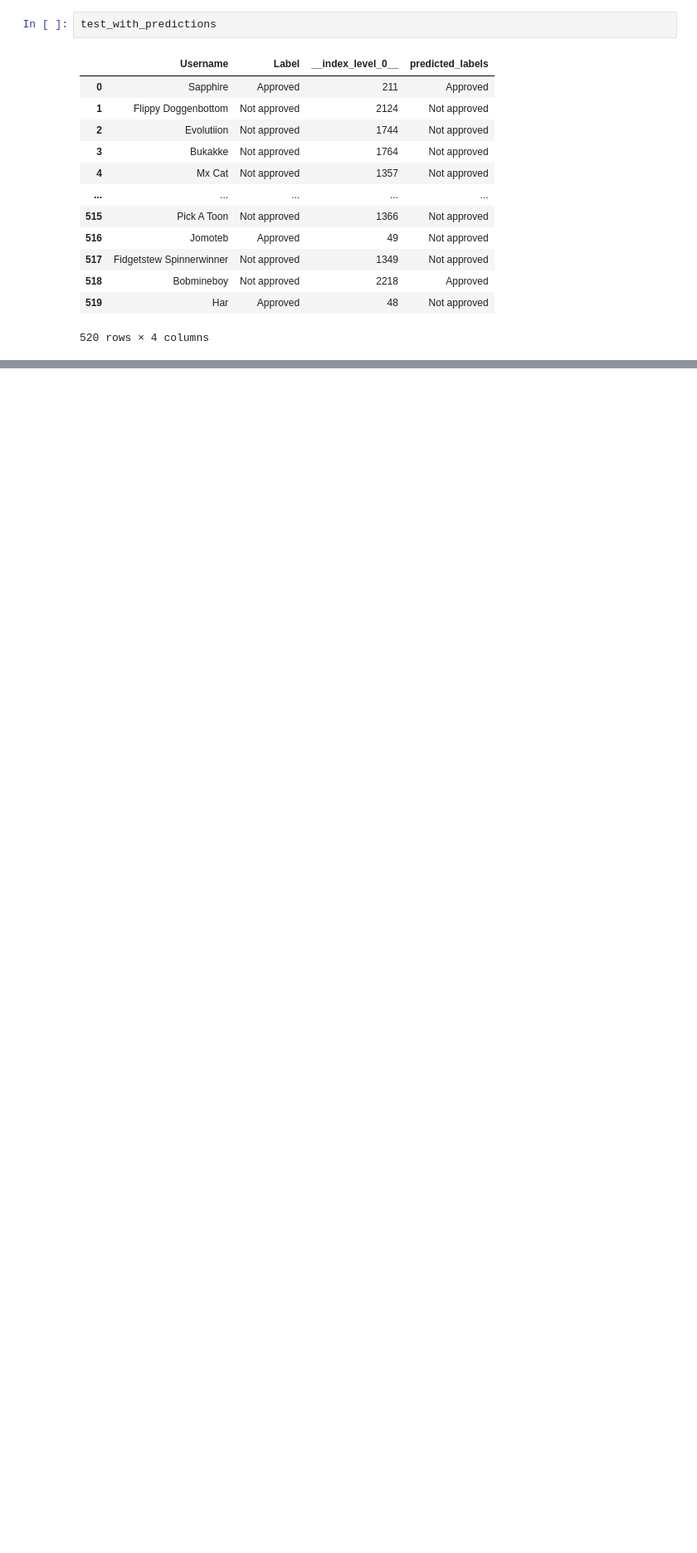
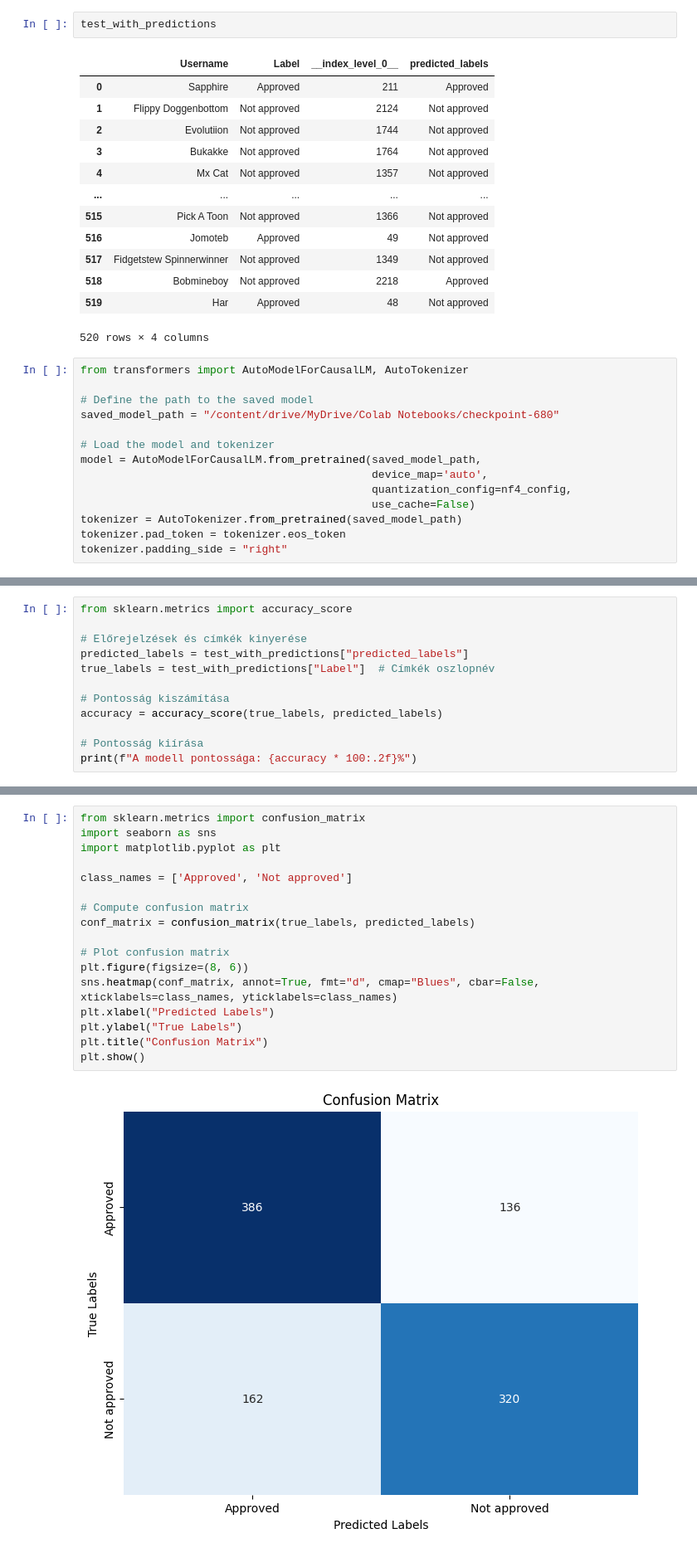
Before and after one commit to simnpeter/usernameApproving, a Jupyter notebook: Mistral.ipynb, the cells around one changed output, grey strips where cells are left out. Shown at 83% size. Cells and saved outputs as stored; diff of their text form; blank space fills up the shorter version.

```diff
--- a/Mistral.ipynb
+++ b/Mistral.ipynb
@@ -436,3 +493,17 @@ test_with_predictions
 | 518 | Bobmineboy | Not approved | 2218 | Approved |
 | 519 | Har | Approved | 48 | Not approved |
 520 rows × 4 columns
+# %%
+from transformers import AutoModelForCausalLM, AutoTokenizer
+
+# Define the path to the saved model
+saved_model_path = "/content/drive/MyDrive/Colab Notebooks/checkpoint-680"
+
+# Load the model and tokenizer
+model = AutoModelForCausalLM.from_pretrained(saved_model_path,
+                                             device_map='auto',
+                                             quantization_config=nf4_config,
+                                             use_cache=False)
+tokenizer = AutoTokenizer.from_pretrained(saved_model_path)
+tokenizer.pad_token = tokenizer.eos_token
+tokenizer.padding_side = "right"
@@ -438,0 +550,12 @@ test_with_predictions
+# %%
+from sklearn.metrics import accuracy_score
+
+# Előrejelzések és címkék kinyerése
+predicted_labels = test_with_predictions["predicted_labels"]
+true_labels = test_with_predictions["Label"]  # Címkék oszlopnév
+
+# Pontosság kiszámítása
+accuracy = accuracy_score(true_labels, predicted_labels)
+
+# Pontosság kiírása
+print(f"A modell pontossága: {accuracy * 100:.2f}%")
@@ -438,0 +564,19 @@ test_with_predictions
+# %%
+from sklearn.metrics import confusion_matrix
+import seaborn as sns
+import matplotlib.pyplot as plt
+
+class_names = ['Approved', 'Not approved']
+
+# Compute confusion matrix
+conf_matrix = confusion_matrix(true_labels, predicted_labels)
+
+# Plot confusion matrix
+plt.figure(figsize=(8, 6))
+sns.heatmap(conf_matrix, annot=True, fmt="d", cmap="Blues", cbar=False, xticklabels=class_names, yticklabels=class_names)
+plt.xlabel("Predicted Labels")
+plt.ylabel("True Labels")
+plt.title("Confusion Matrix")
+plt.show()
+# %% [output]
+[figure, added]
```
Also changed, not shown: parts of 11 cells of this notebook.
